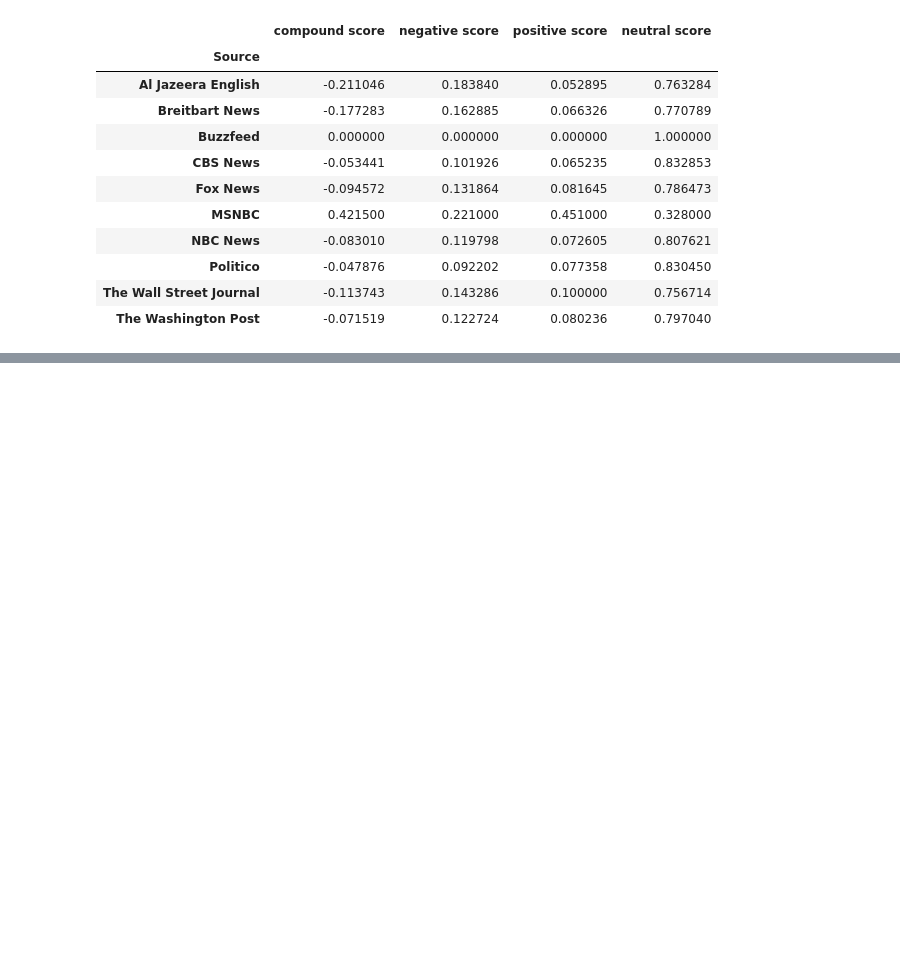
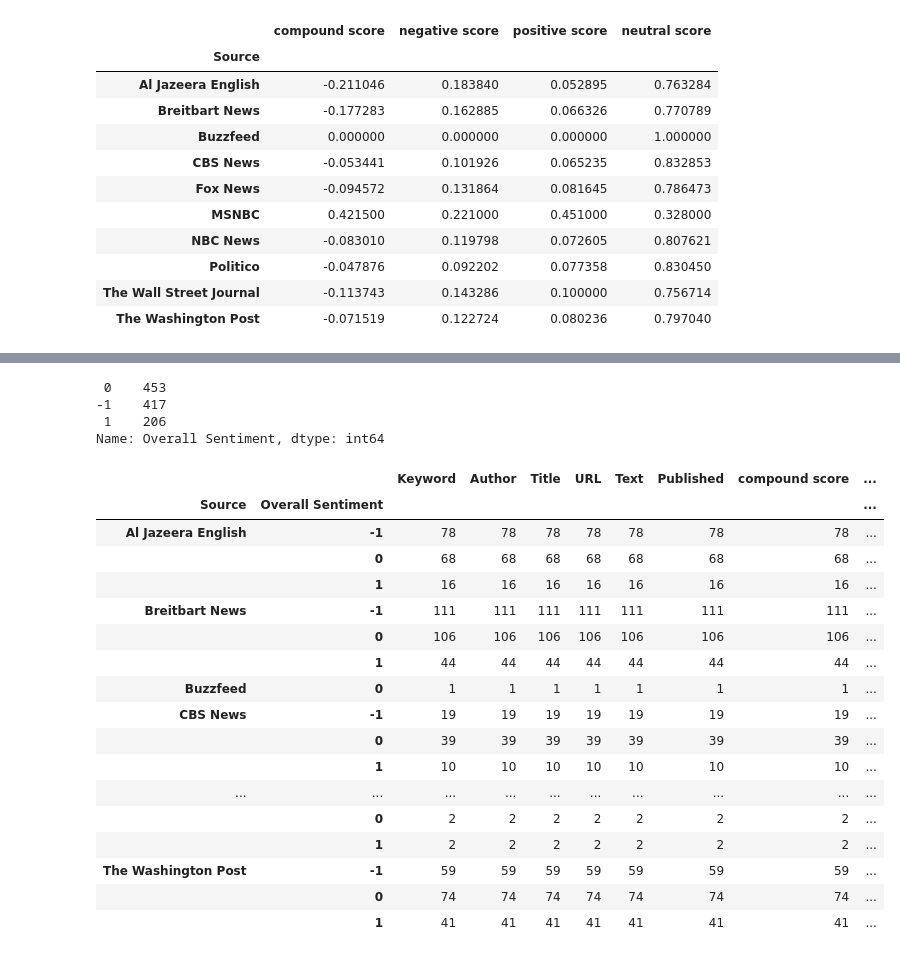
Before and after one commit to James-Ashley/sentiment_analysis, a Jupyter notebook: data_analysis/data_analysis_RCK-Copy1.ipynb, the cells around one changed output, grey strips where cells are left out. Cells and saved outputs as stored; diff of their text form; code cells hidden in the pictures; blank space fills up the shorter version.

```diff
--- a/data_analysis/data_analysis_RCK-Copy1.ipynb
+++ b/data_analysis/data_analysis_RCK-Copy1.ipynb
@@ -164,3 +158,9 @@ df.loc[df['compound score'] == df['compound score'].min()]
 # %% [output]
 |  | Keyword | Source | Author | Title | URL | Text | Published | compound score | negative score | ... |
 | 95 | immigrant | Fox News | Dom Calicchio | Mackenzie Lueck’s killer pleads g... | https://www.foxnews.com/us/macken... | A Nigerian immigrant whom authori... | 2020-10-08T08:38:24Z | -0.9744 | 0.799 | ... |
+# %%
+# 0 = neutral, 1 = positive, -1 = negative
+df['Overall Sentiment'] = 0
+df.loc[df['compound score'] > 0.2, 'Overall Sentiment'] = 1
+df.loc[df['compound score'] < -0.2, 'Overall Sentiment'] = -1
+df
@@ -166,0 +181,28 @@ df.loc[df['compound score'] == df['compound score'].min()]
+# %%
+df['Overall Sentiment'].value_counts()
+# %% [output]
+ 0    453
+-1    417
+ 1    206
+Name: Overall Sentiment, dtype: int64
+# %%
+df.groupby(['Source','Overall Sentiment']).count()
+# %% [output]
+|  |  | Keyword | Author | Title | URL | Text | Published | compound score | ... |
+| Source | Overall Sentiment |  |  |  |  |  |  |  | ... |
+| Al Jazeera English | -1 | 78 | 78 | 78 | 78 | 78 | 78 | 78 | ... |
+|  | 0 | 68 | 68 | 68 | 68 | 68 | 68 | 68 | ... |
+|  | 1 | 16 | 16 | 16 | 16 | 16 | 16 | 16 | ... |
+| Breitbart News | -1 | 111 | 111 | 111 | 111 | 111 | 111 | 111 | ... |
+|  | 0 | 106 | 106 | 106 | 106 | 106 | 106 | 106 | ... |
+|  | 1 | 44 | 44 | 44 | 44 | 44 | 44 | 44 | ... |
+| Buzzfeed | 0 | 1 | 1 | 1 | 1 | 1 | 1 | 1 | ... |
+| CBS News | -1 | 19 | 19 | 19 | 19 | 19 | 19 | 19 | ... |
+|  | 0 | 39 | 39 | 39 | 39 | 39 | 39 | 39 | ... |
+|  | 1 | 10 | 10 | 10 | 10 | 10 | 10 | 10 | ... |
+| ... | ... | ... | ... | ... | ... | ... | ... | ... | ... |
+|  | 0 | 2 | 2 | 2 | 2 | 2 | 2 | 2 | ... |
+|  | 1 | 2 | 2 | 2 | 2 | 2 | 2 | 2 | ... |
+| The Washington Post | -1 | 59 | 59 | 59 | 59 | 59 | 59 | 59 | ... |
+|  | 0 | 74 | 74 | 74 | 74 | 74 | 74 | 74 | ... |
+|  | 1 | 41 | 41 | 41 | 41 | 41 | 41 | 41 | ... |
```
Also changed, not shown: parts of 12 cells of this notebook.
